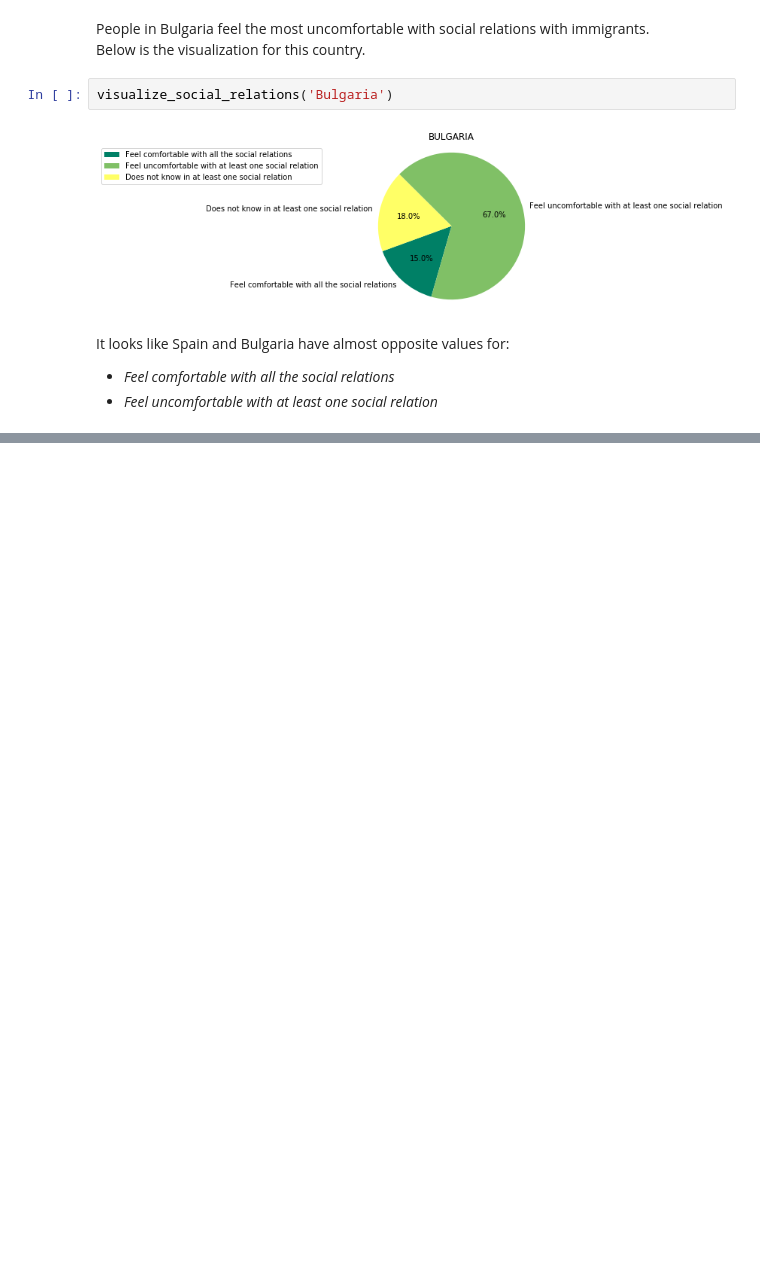
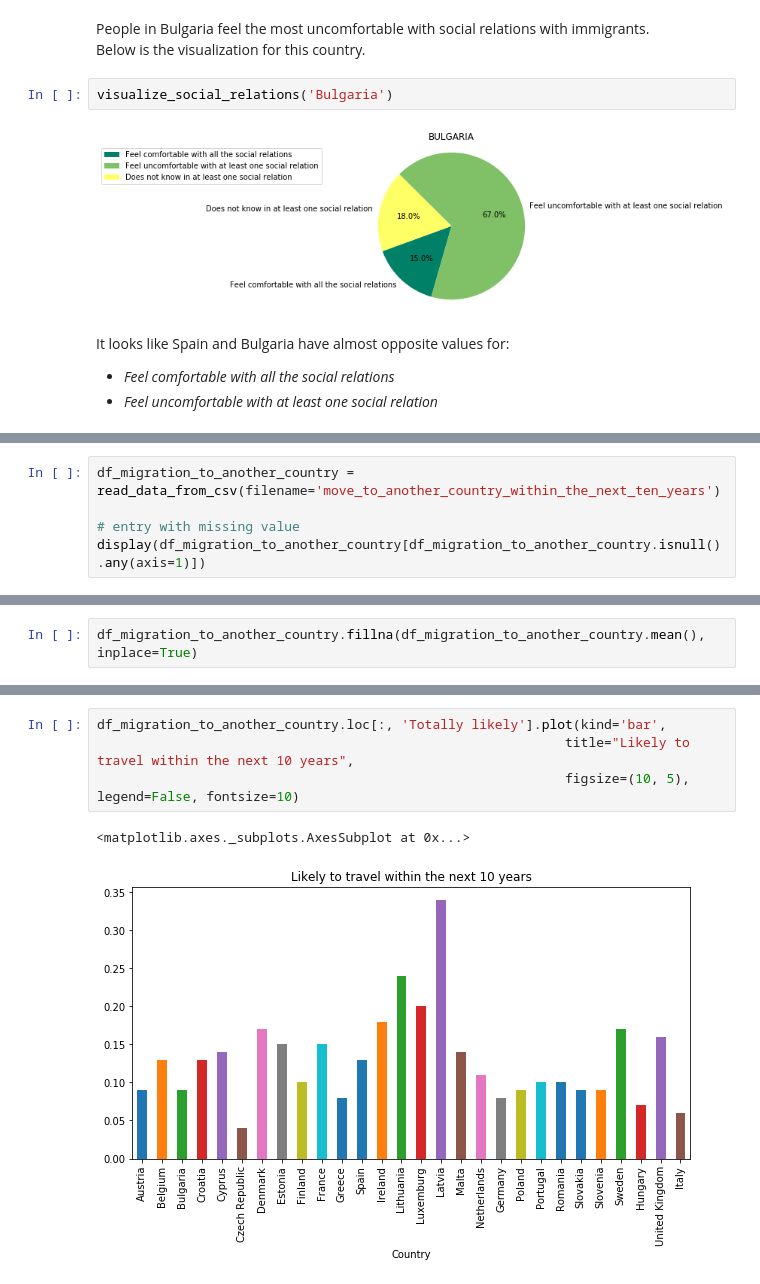
Before and after one commit to joanna-janos/MigrationSimulationInEU, a Jupyter notebook: data_analysis.ipynb, the cells around one changed output, grey strips where cells are left out. Cells and saved outputs as stored; diff of their text form; blank space fills up the shorter version.

Commit message:
Analyse willingness to migrate to another country

```diff
--- a/data_analysis.ipynb
+++ b/data_analysis.ipynb
@@ -237,0 +241,5 @@ It looks like Spain and Bulgaria have almost opposite values for:
+# %%
+df_migration_to_another_country = read_data_from_csv(filename='move_to_another_country_within_the_next_ten_years')
+
+# entry with missing value
+display(df_migration_to_another_country[df_migration_to_another_country.isnull().any(axis=1)])
@@ -237,0 +252,2 @@ It looks like Spain and Bulgaria have almost opposite values for:
+# %%
+df_migration_to_another_country.fillna(df_migration_to_another_country.mean(), inplace=True)
@@ -237,0 +269,7 @@ It looks like Spain and Bulgaria have almost opposite values for:
+# %%
+df_migration_to_another_country.loc[:, 'Totally likely'].plot(kind='bar',
+                                                            title="Likely to travel within the next 10 years",
+                                                            figsize=(10, 5), legend=False, fontsize=10)
+# %% [output]
+<matplotlib.axes._subplots.AxesSubplot at 0x...>
+[figure, added]
```
Also changed, not shown: parts of 13 cells of this notebook, 1 other file.
